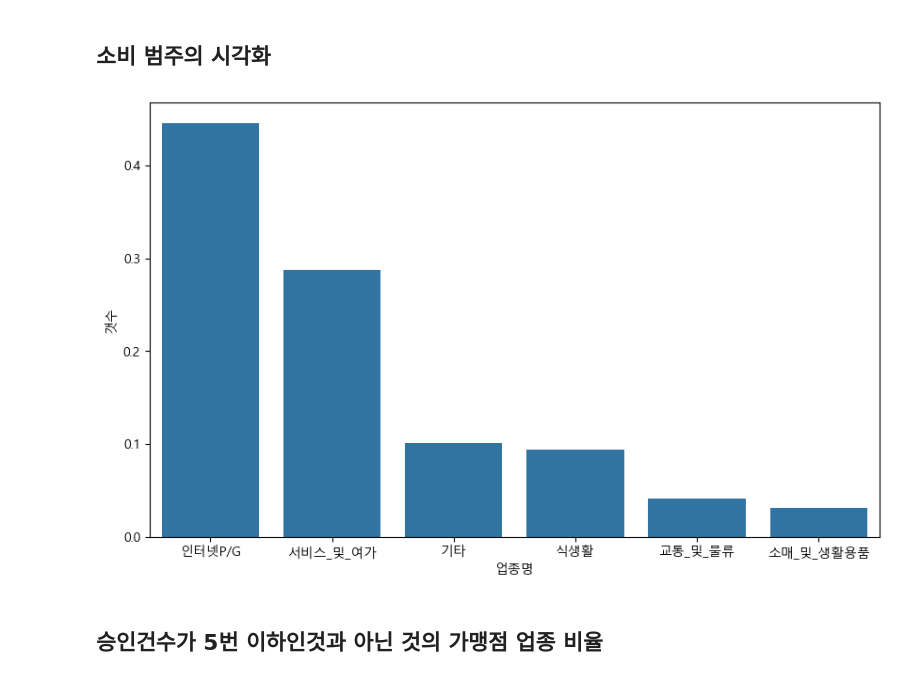
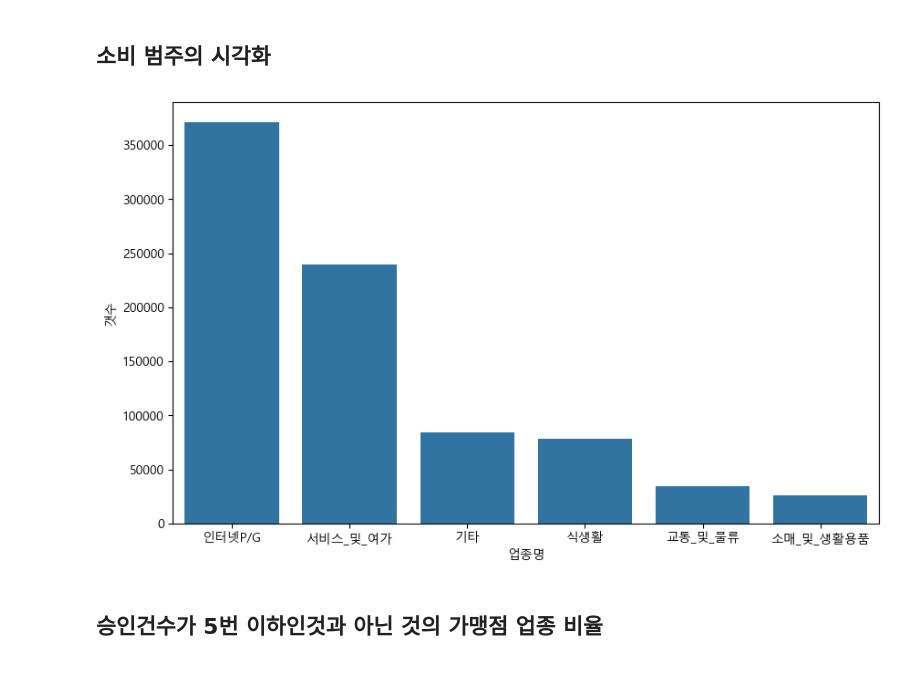
Before and after one commit to shs1018/iM_DiGital_Banker_academy, a Jupyter notebook: projects/iMBank_pj1/capital_spend_analysis_SHS.ipynb, the cells around one changed output. Cells and saved outputs as stored; diff of their text form; code cells hidden in the pictures.

```diff
--- a/projects/iMBank_pj1/capital_spend_analysis_SHS.ipynb
+++ b/projects/iMBank_pj1/capital_spend_analysis_SHS.ipynb
@@ -276,14 +297,14 @@ plt.rcParams['axes.unicode_minus'] =False
 # %%
 # 비중 시각화로 확인
 
-df = capital_data['가맹점업종명_범주화'].value_counts(normalize=True).reset_index()
+df = capital_data['가맹점업종명_범주화'].value_counts().reset_index()
 df.columns = ['업종명','갯수']
 
 plt.figure(figsize = (10,6))
 sns.barplot(x = '업종명', y = '갯수', data = df)
 plt.show()
 # %% [output]
-[figure, old version]
+[figure, new version]
 # %%
 # 나이대로 데이터 분할
 
```
Also changed, not shown: parts of 4 cells of this notebook, 1 other file.
